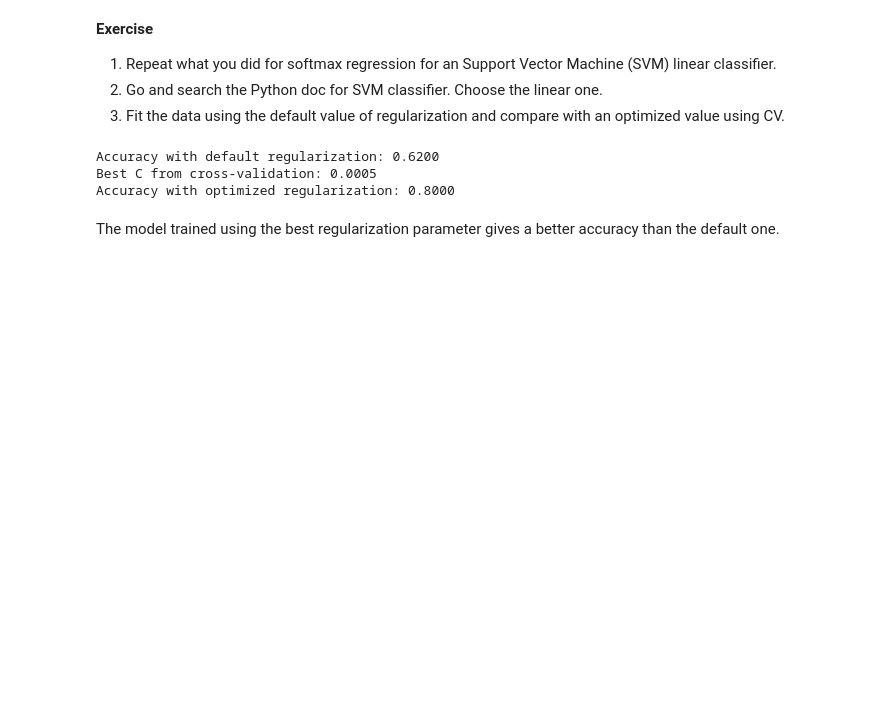
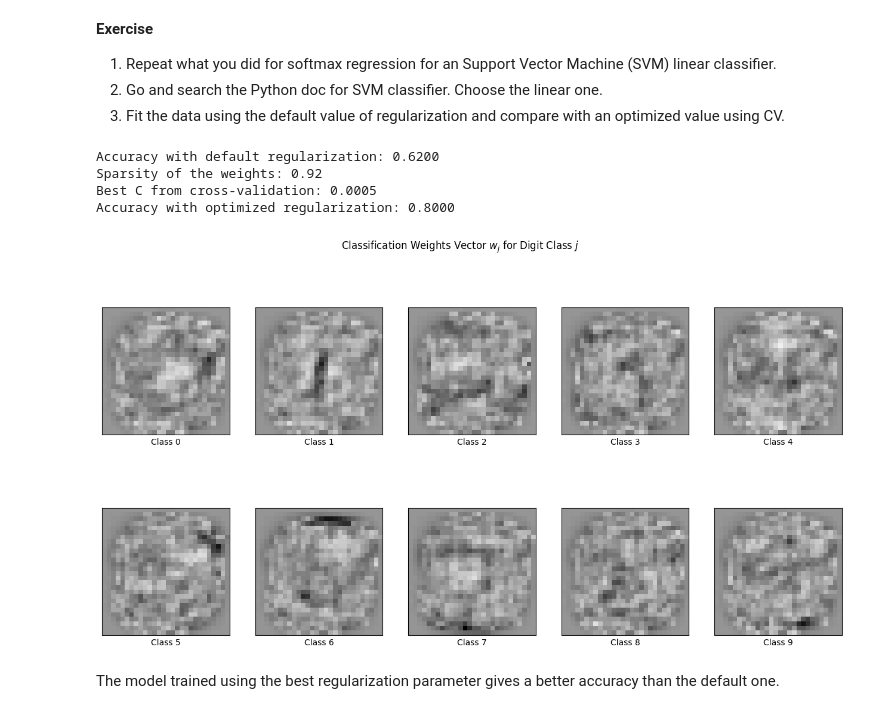
Before and after one commit to JiananAlvin/ee411_fundamentals_of_inference_and_learning, a Jupyter notebook: FoIL_ex7.ipynb, the cells around one changed output. Drawn from its saved outputs; the diff is of its cells as text; code cells hidden in the pictures; blank space fills up the shorter version.

```diff
--- a/FoIL_ex7.ipynb
+++ b/FoIL_ex7.ipynb
@@ -311,32 +311,55 @@ y_train = y_train[:600]
 X_test = X_test[:100,:]
 y_test = y_test[:100]
 
 # Train
 svm = LinearSVC()
 svm.fit(X_train, y_train)
 
 # Predict
 y_pred = svm.predict(X_test)
 accuracy = accuracy_score(y_test, y_pred)
 print(f"Accuracy with default regularization: {accuracy:.4f}")
 
+# Calculate the sparsity of the weights
+weights = svm.coef_
+non_zero_weights = np.count_nonzero(weights)
+total_weights = weights.size
+sparsity = non_zero_weights / total_weights
+print(f"Sparsity of the weights: {sparsity:.2f}")
+
 # Use CV to find the best regularization param
 param_grid = {'C': [0.0001, 0.0005, 0.001, 0.005, 0.01, 0.05, 0.1, 0.5, 1]}
 svm_cv = GridSearchCV(LinearSVC(), param_grid, cv=5)
 svm_cv.fit(X_train, y_train)
 print(f"Best C from cross-validation: {svm_cv.best_params_['C']}")
 
 # Train with the best regularization param
 svm_optimized = LinearSVC(C=svm_cv.best_params_['C'])
 svm_optimized.fit(X_train, y_train)
 
 # Predict with the optimized model
 y_pred_optimized = svm_optimized.predict(X_test)
 accuracy_optimized = accuracy_score(y_test, y_pred_optimized)
 print(f"Accuracy with optimized regularization: {accuracy_optimized:.4f}")
+
+# plot weights vs the pixel position
+weights_optimized = svm_optimized.coef_
+scale = np.abs(weights_optimized).max()
+plt.figure(figsize=(16, 8))
+for i in range(10):
+    l2_plot = plt.subplot(2, 5, i + 1)
+    l2_plot.imshow(weights_optimized[i].reshape(28, 28), interpolation='nearest',
+                   cmap=plt.cm.Greys, vmin=-scale, vmax=scale)
+    l2_plot.set_xticks(())
+    l2_plot.set_yticks(())
+    l2_plot.set_xlabel(f'Class {i}')
+plt.suptitle('Classification Weights Vector $w_j$ for Digit Class $j$')
+plt.show()
 # %% [output]
 Accuracy with default regularization: 0.6200
+Sparsity of the weights: 0.92
 Best C from cross-validation: 0.0005
 Accuracy with optimized regularization: 0.8000
+[figure, added]
 # %% [markdown]
 The model trained using the best regularization parameter gives a better accuracy than the default one.
```
